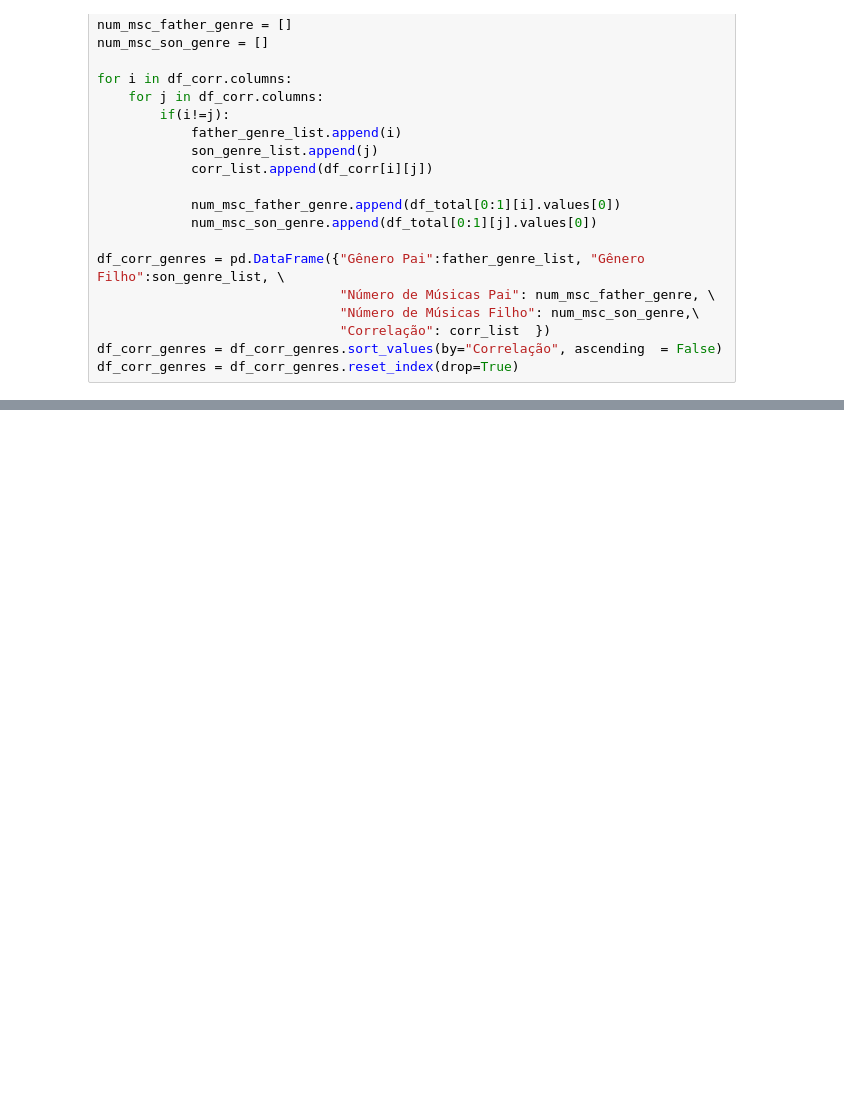
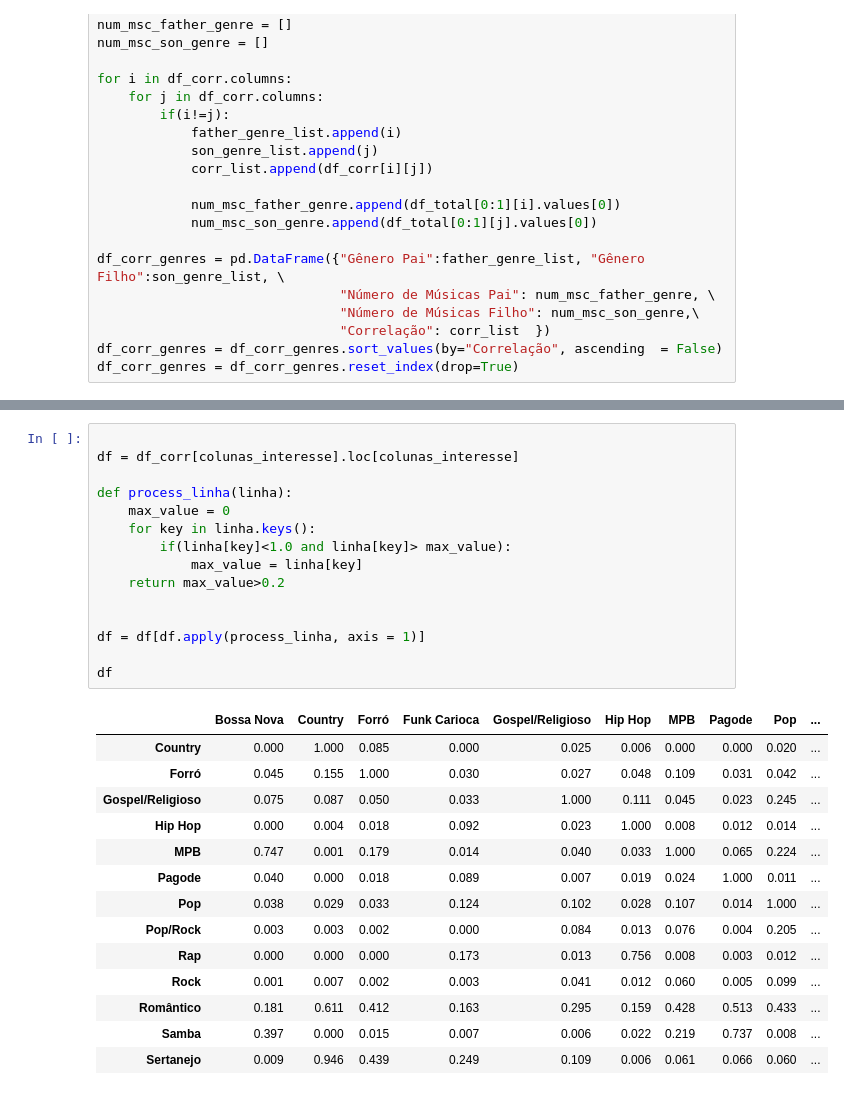
Before and after one commit to vinicius-alves/Selecao-Genero-Musical, a Jupyter notebook: Análise Exploratória/Análise Exploratória.ipynb, the cells around one changed output, grey strips where cells are left out. Drawn from its saved outputs; the diff is of its cells as text; blank space fills up the shorter version.

```diff
--- a/Análise Exploratória/Análise Exploratória.ipynb
+++ b/Análise Exploratória/Análise Exploratória.ipynb
@@ -327,0 +250,30 @@ df_corr_genres[(df_corr_genres["Gênero Pai"].isin(generos_selecionados)) &\
+# %%
+
+df = df_corr[colunas_interesse].loc[colunas_interesse]
+
+def process_linha(linha):
+    max_value = 0
+    for key in linha.keys():
+        if(linha[key]<1.0 and linha[key]> max_value):
+            max_value = linha[key]
+    return max_value>0.2
+
+
+df = df[df.apply(process_linha, axis = 1)]
+
+df
+# %% [output]
+|  | Bossa Nova | Country | Forró | Funk Carioca | Gospel/Religioso | Hip Hop | MPB | Pagode | Pop | ... |
+| Country | 0.000 | 1.000 | 0.085 | 0.000 | 0.025 | 0.006 | 0.000 | 0.000 | 0.020 | ... |
+| Forró | 0.045 | 0.155 | 1.000 | 0.030 | 0.027 | 0.048 | 0.109 | 0.031 | 0.042 | ... |
+| Gospel/Religioso | 0.075 | 0.087 | 0.050 | 0.033 | 1.000 | 0.111 | 0.045 | 0.023 | 0.245 | ... |
+| Hip Hop | 0.000 | 0.004 | 0.018 | 0.092 | 0.023 | 1.000 | 0.008 | 0.012 | 0.014 | ... |
+| MPB | 0.747 | 0.001 | 0.179 | 0.014 | 0.040 | 0.033 | 1.000 | 0.065 | 0.224 | ... |
+| Pagode | 0.040 | 0.000 | 0.018 | 0.089 | 0.007 | 0.019 | 0.024 | 1.000 | 0.011 | ... |
+| Pop | 0.038 | 0.029 | 0.033 | 0.124 | 0.102 | 0.028 | 0.107 | 0.014 | 1.000 | ... |
+| Pop/Rock | 0.003 | 0.003 | 0.002 | 0.000 | 0.084 | 0.013 | 0.076 | 0.004 | 0.205 | ... |
+| Rap | 0.000 | 0.000 | 0.000 | 0.173 | 0.013 | 0.756 | 0.008 | 0.003 | 0.012 | ... |
+| Rock | 0.001 | 0.007 | 0.002 | 0.003 | 0.041 | 0.012 | 0.060 | 0.005 | 0.099 | ... |
+| Romântico | 0.181 | 0.611 | 0.412 | 0.163 | 0.295 | 0.159 | 0.428 | 0.513 | 0.433 | ... |
+| Samba | 0.397 | 0.000 | 0.015 | 0.007 | 0.006 | 0.022 | 0.219 | 0.737 | 0.008 | ... |
+| Sertanejo | 0.009 | 0.946 | 0.439 | 0.249 | 0.109 | 0.006 | 0.061 | 0.066 | 0.060 | ... |
```
Also changed, not shown: parts of 15 cells of this notebook, 3 other files.
